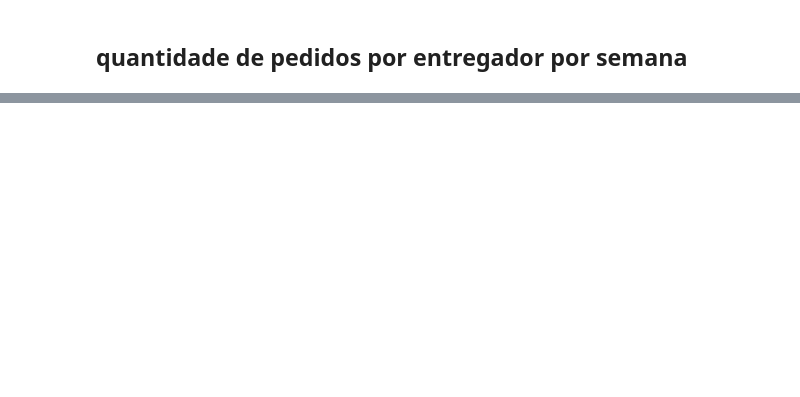
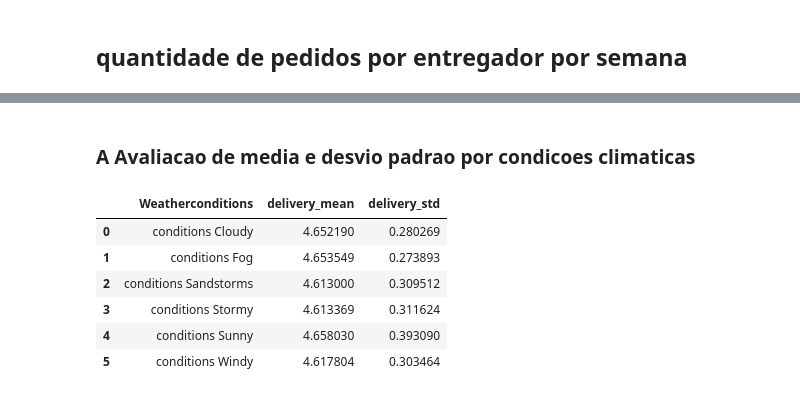
Before and after one commit to franciscofijamo/0-to-DS, a Jupyter notebook: FTC_cicle_05_37_DE(_Grouping)_ipynb.ipynb, the cells around one changed output, grey strips where cells are left out. Cells and saved outputs as stored; diff of their text form; code cells hidden in the pictures; blank space fills up the shorter version.

```diff
--- a/FTC_cicle_05_37_DE(_Grouping)_ipynb.ipynb
+++ b/FTC_cicle_05_37_DE(_Grouping)_ipynb.ipynb
@@ -165,0 +246,26 @@ map
+# %% [markdown]
+### A Avaliacao de media e desvio padrao por condicoes climaticas
+# %%
+#using one line
+#df_average_rating_rating_by_wather = df1.loc[:, ['Delivery_person_Ratings','Weatherconditions' ]].groupby(['Weatherconditions']).agg({'Delivery_person_Ratings':['mean','std']})
+
+#using two lines
+df_avg_std_rating_by_wather = (df1.loc[:, ['Delivery_person_Ratings','Weatherconditions' ]]
+                              .groupby(['Weatherconditions'])
+                              .agg({'Delivery_person_Ratings':['mean','std']}))
+
+#df_std_rating_rating_by_wather = df1.loc[:, ['Delivery_person_Ratings','Weatherconditions' ]].groupby(['Weatherconditions']).std().reset_index()
+
+# Manipulation dataframe column name
+df_avg_std_rating_by_wather.columns = ['delivery_mean', 'delivery_std']
+# Manipulation dataframe format
+
+df_avg_std_rating_by_wather.reset_index()
+# %% [output]
+|  | Weatherconditions | delivery_mean | delivery_std |
+| 0 | conditions Cloudy | 4.652190 | 0.280269 |
+| 1 | conditions Fog | 4.653549 | 0.273893 |
+| 2 | conditions Sandstorms | 4.613000 | 0.309512 |
+| 3 | conditions Stormy | 4.613369 | 0.311624 |
+| 4 | conditions Sunny | 4.658030 | 0.393090 |
+| 5 | conditions Windy | 4.617804 | 0.303464 |
```
Also changed, not shown: parts of 17 cells of this notebook.
